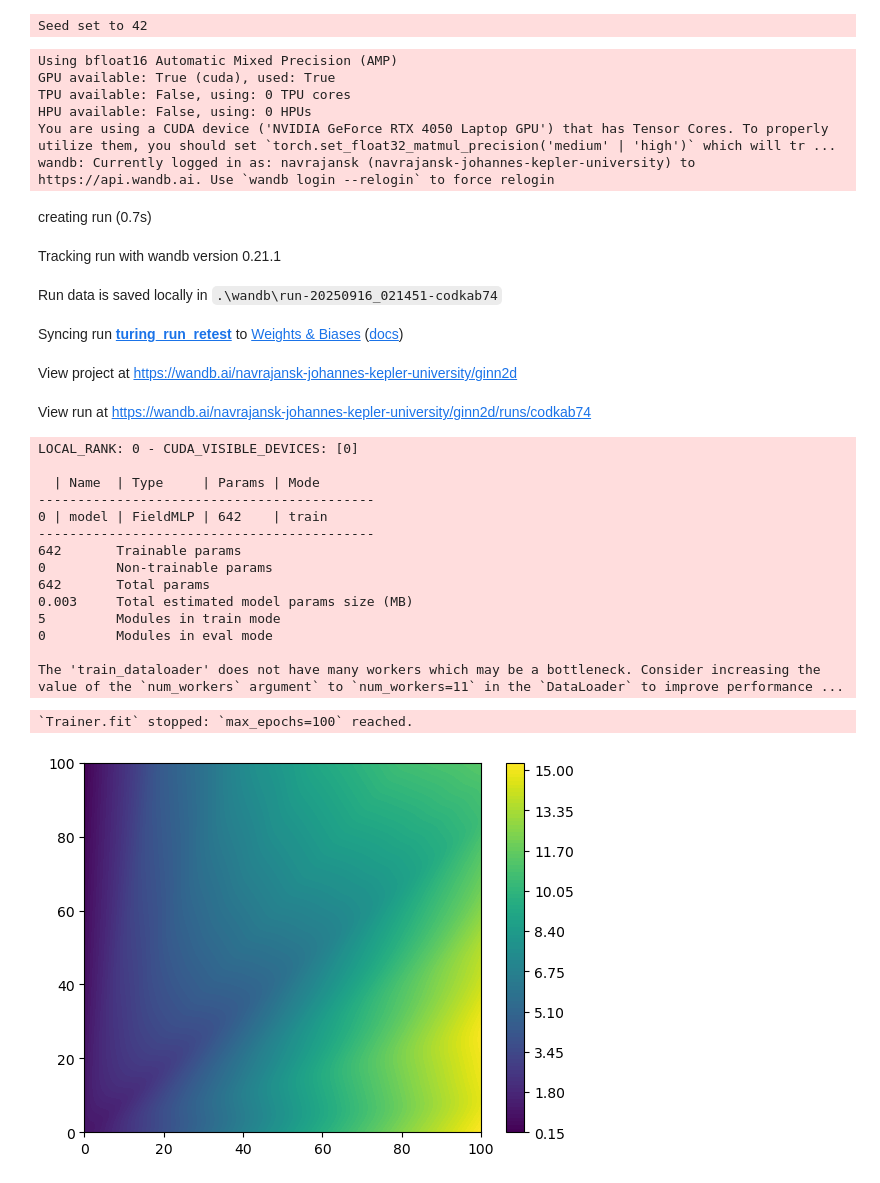
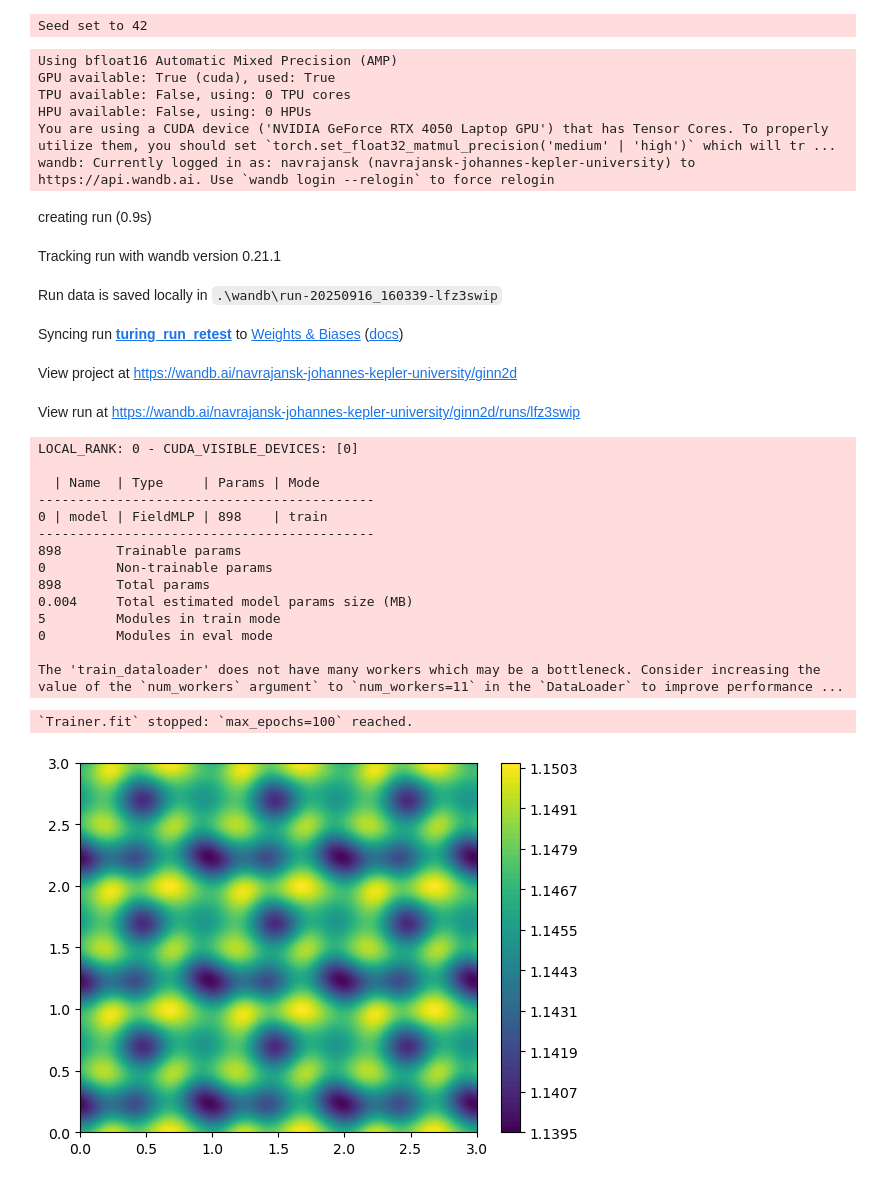
Before and after one commit to NavRjn/GinnExtension, a Jupyter notebook: notebook.ipynb, the cells around one changed output. Cells and saved outputs as stored; diff of their text form; code cells hidden in the pictures.

Commit message:
Implement xavier init and periodic encoding of cartesian points.

```diff
--- a/notebook.ipynb
+++ b/notebook.ipynb
@@ -8,12 +8,18 @@ from utils import *
 pio.renderers.default = "browser"
 # %%
 # Step 1: Build model
-model = FieldMLP(out_dim=2, hidden=128, depth=2).to(device)   # NOTE: 2 outputs = u,v
+model = FieldMLP(
+    out_dim=2,
+    hidden=128,
+    depth=2,
+    init="xavier",
+    use_periodic=True
+).to(device)   # NOTE: 2 outputs = u,v
 
 # Step 2: Wrap in TuringSDF (with PDE params)
 turing_sdf = TuringSDF(
     model=model,
-    domain=(-1,1),
+    domain=(0,1),           # Required for use_periodic=True
     device=device,
     Du=2.4e-5, Dv=1.2e-5, alpha=0.028, beta=0.057
 )
@@ -65,28 +71,28 @@ TPU available: False, using: 0 TPU cores
 HPU available: False, using: 0 HPUs
 You are using a CUDA device ('NVIDIA GeForce RTX 4050 Laptop GPU') that has Tensor Cores. To properly utilize them, you should set `torch.set_float32_matmul_precision('medium' | 'high')` which will tr ...
 wandb: Currently logged in as: navrajansk (navrajansk-johannes-kepler-university) to https://api.wandb.ai. Use `wandb login --relogin` to force relogin
-creating run (0.7s)
+creating run (0.9s)
 Tracking run with wandb version 0.21.1
-Run data is saved locally in .\wandb\run-20250916_021451-codkab74
+Run data is saved locally in .\wandb\run-20250916_160339-lfz3swip
 Syncing run turing_run_retest to Weights & Biases (docs)
 View project at https://wandb.ai/navrajansk-johannes-kepler-university/ginn2d
-View run at https://wandb.ai/navrajansk-johannes-kepler-university/ginn2d/runs/codkab74
+View run at https://wandb.ai/navrajansk-johannes-kepler-university/ginn2d/runs/lfz3swip
 LOCAL_RANK: 0 - CUDA_VISIBLE_DEVICES: [0]
 
   | Name  | Type     | Params | Mode
 -------------------------------------------
-0 | model | FieldMLP | 642    | train
+0 | model | FieldMLP | 898    | train
 -------------------------------------------
-642       Trainable params
+898       Trainable params
 0         Non-trainable params
-642       Total params
-0.003     Total estimated model params size (MB)
+898       Total params
+0.004     Total estimated model params size (MB)
 5         Modules in train mode
 0         Modules in eval mode
 
 The 'train_dataloader' does not have many workers which may be a bottleneck. Consider increasing the value of the `num_workers` argument` to `num_workers=11` in the `DataLoader` to improve performance ...
 `Trainer.fit` stopped: `max_epochs=100` reached.
 # %%
-turing_sdf.plot_field(domain=(0,100), preprocess=lambda x: x[:, 0], newN=1000)
+turing_sdf.plot_field(domain=(0, 3), preprocess=lambda x: x[:, 0], newN=100)
 # %% [output]
-[figure, old version]
+[figure, new version]
```
Also changed, not shown: 1 other file.
